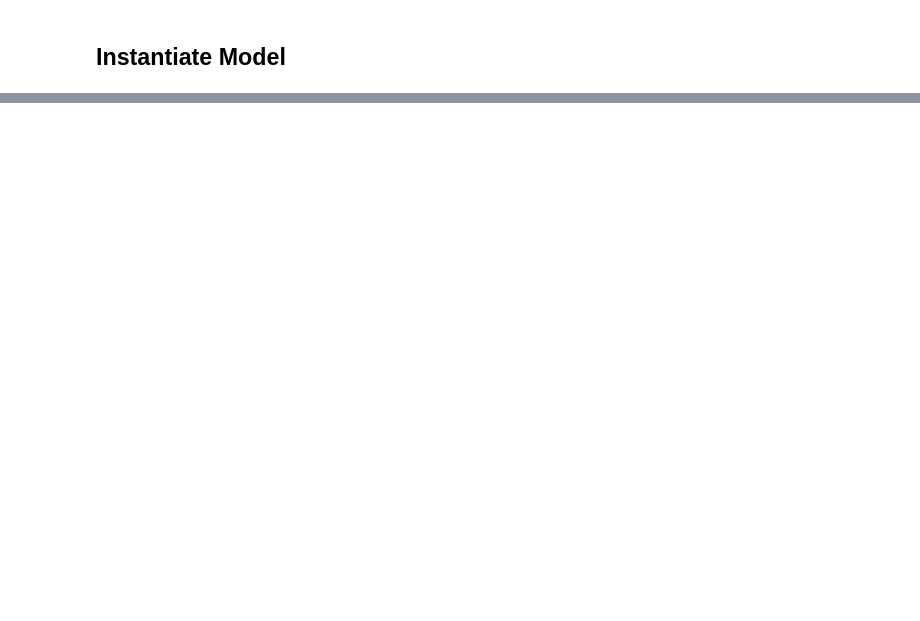
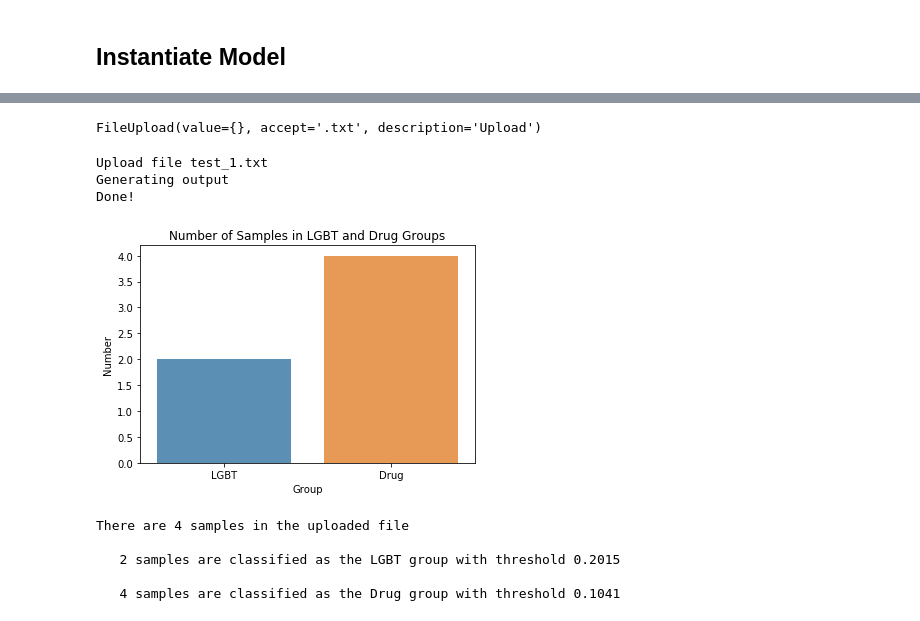
Before and after one commit to Matheus-Schmitz/mapta, a Jupyter notebook: User_Interface.ipynb, the cells around one changed output, grey strips where cells are left out. Drawn from its saved outputs; the diff is of its cells as text; code cells hidden in the pictures; blank space fills up the shorter version.

```diff
--- a/User_Interface.ipynb
+++ b/User_Interface.ipynb
@@ -122,0 +206,18 @@ Source: https://github.com/Matheus-Schmitz/mapta
+# %%
+upload = FileUpload(accept='.txt', multiple=False)
+display(upload)
+# %% [output]
+FileUpload(value={}, accept='.txt', description='Upload')
+# %%
+output = batchUpload()
+output
+# %% [output]
+Upload file test_1.txt
+Generating output
+Done!
+[figure, added]
+There are 4 samples in the uploaded file
+
+   2 samples are classified as the LGBT group with threshold 0.2015
+
+   4 samples are classified as the Drug group with threshold 0.1041
```
Also changed, not shown: parts of 23 cells of this notebook.
